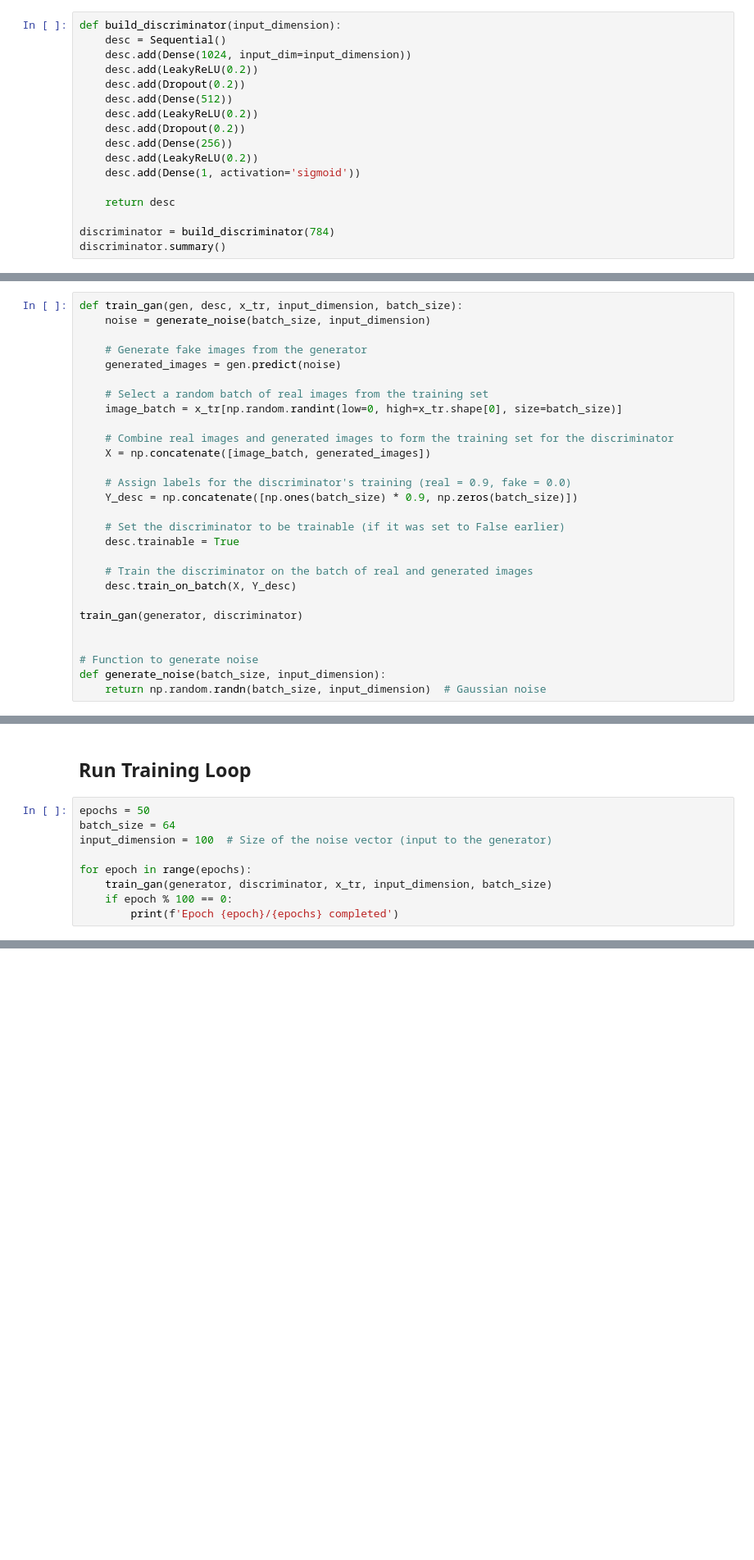
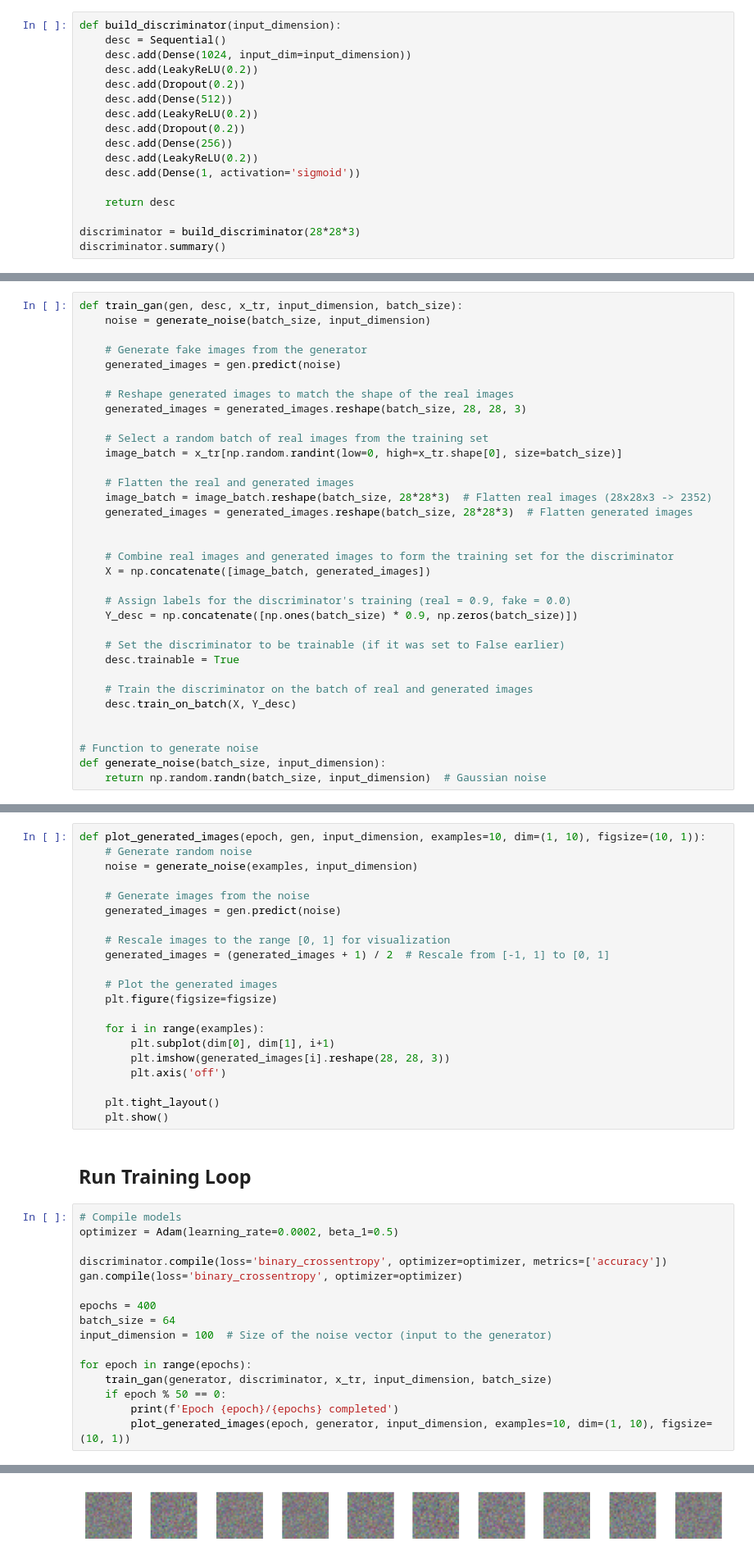
Before and after one commit to gabrielrosendo/GAN_Image_Generation, a Jupyter notebook: gan.ipynb, the cells around one changed output, grey strips where cells are left out. Shown: that part at 82% size. Cells and saved outputs as stored; diff of their text form; blank space fills up the shorter version.

Commit message:
Computer crashed before training was done

```diff
--- a/gan.ipynb
+++ b/gan.ipynb
@@ -104,6 +105,6 @@ def build_discriminator(input_dimension):
 
     return desc
 
-discriminator = build_discriminator(784)
+discriminator = build_discriminator(28*28*3)
 discriminator.summary()
 # %% [output]
@@ -159,8 +160,16 @@ def train_gan(gen, desc, x_tr, input_dimension, batch_size):
     # Generate fake images from the generator
     generated_images = gen.predict(noise)
 
+    # Reshape generated images to match the shape of the real images
+    generated_images = generated_images.reshape(batch_size, 28, 28, 3)
+
     # Select a random batch of real images from the training set
     image_batch = x_tr[np.random.randint(low=0, high=x_tr.shape[0], size=batch_size)]
+
+    # Flatten the real and generated images
+    image_batch = image_batch.reshape(batch_size, 28*28*3)  # Flatten real images (28x28x3 -> 2352)
+    generated_images = generated_images.reshape(batch_size, 28*28*3)  # Flatten generated images
+
 
     # Combine real images and generated images to form the training set for the discriminator
     X = np.concatenate([image_batch, generated_images])
@@ -174,8 +183,6 @@ def train_gan(gen, desc, x_tr, input_dimension, batch_size):
     # Train the discriminator on the batch of real and generated images
     desc.train_on_batch(X, Y_desc)
 
-train_gan(generator, discriminator)
-
 
 # Function to generate noise
 def generate_noise(batch_size, input_dimension):
@@ -183,11 +192,40 @@ def generate_noise(batch_size, input_dimension):
+# %%
+def plot_generated_images(epoch, gen, input_dimension, examples=10, dim=(1, 10), figsize=(10, 1)):
+    # Generate random noise
+    noise = generate_noise(examples, input_dimension)
+
+    # Generate images from the noise
+    generated_images = gen.predict(noise)
+
+    # Rescale images to the range [0, 1] for visualization
+    generated_images = (generated_images + 1) / 2  # Rescale from [-1, 1] to [0, 1]
+
+    # Plot the generated images
+    plt.figure(figsize=figsize)
+
+    for i in range(examples):
+        plt.subplot(dim[0], dim[1], i+1)
+        plt.imshow(generated_images[i].reshape(28, 28, 3))
+        plt.axis('off')
+
+    plt.tight_layout()
+    plt.show()
 # %% [markdown]
 ## Run Training Loop
 # %%
-epochs = 50
+# Compile models
+optimizer = Adam(learning_rate=0.0002, beta_1=0.5)
+
+discriminator.compile(loss='binary_crossentropy', optimizer=optimizer, metrics=['accuracy'])
+gan.compile(loss='binary_crossentropy', optimizer=optimizer)
+
+epochs = 400
 batch_size = 64
 input_dimension = 100  # Size of the noise vector (input to the generator)
 
 for epoch in range(epochs):
     train_gan(generator, discriminator, x_tr, input_dimension, batch_size)
-    if epoch % 100 == 0:
+    if epoch % 50 == 0:
         print(f'Epoch {epoch}/{epochs} completed')
+        plot_generated_images(epoch, generator, input_dimension, examples=10, dim=(1, 10), figsize=(10, 1))
+# %% [output]
@@ -193,0 +235 @@ for epoch in range(epochs):
+[figure, added]
```
Also changed, not shown: parts of 6 cells of this notebook, 1 other file.
